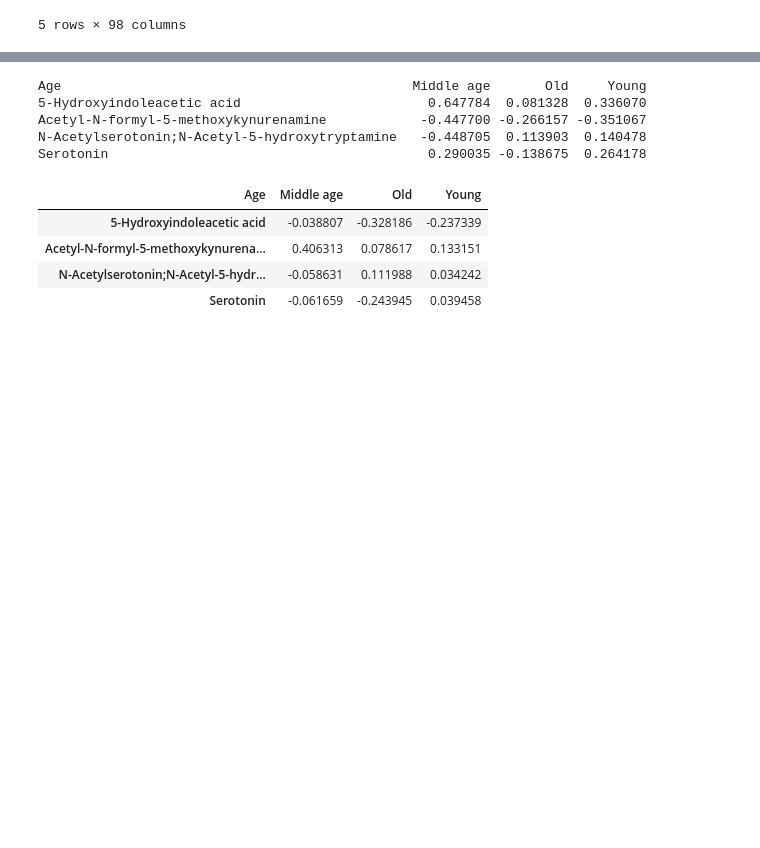
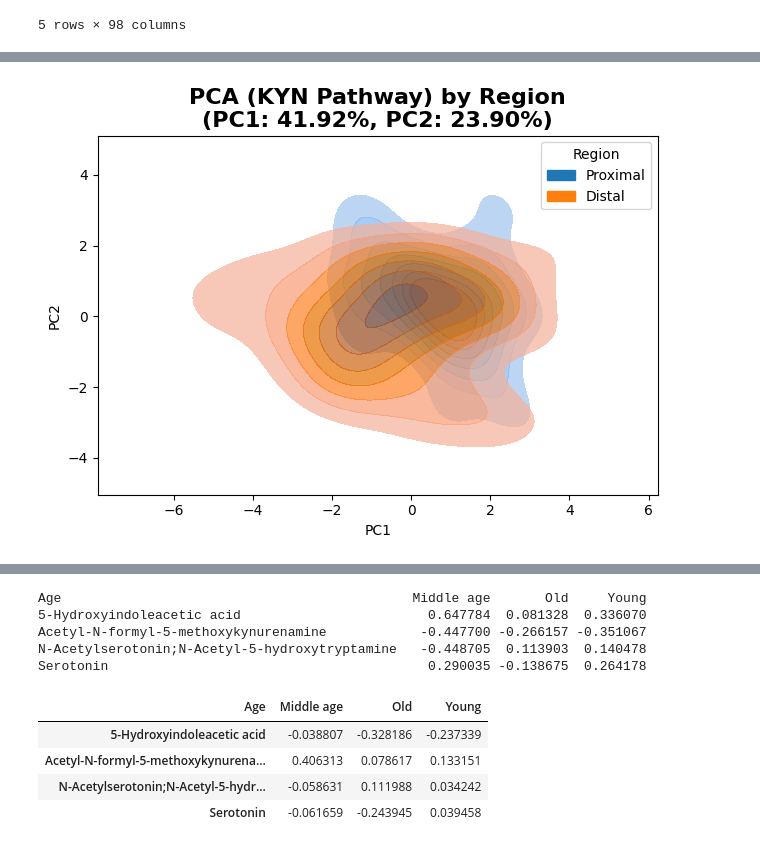
Before and after one commit to CadenBold/intestinal-omics, a Jupyter notebook: working.ipynb, the cells around one changed output, grey strips where cells are left out. Saved outputs shown, nothing was run; the diff lists cells and outputs as text; code cells hidden in the pictures; blank space fills up the shorter version.

```diff
--- a/working.ipynb
+++ b/working.ipynb
@@ -633,0 +685,17 @@ preprocessed_scaled.head()
+# %%
+
+pca_path_kyn = PCA(n_components=2, random_state=42).fit(path_samples_kyn)
+pca_df_kyn = pd.DataFrame(pca_path_kyn.transform(path_samples_kyn), index=path_samples_kyn.index, columns=["PC1","PC2"])
+
+pca_df_kyn = pd.concat([pca_df_kyn, meta_df], axis=1)
+pca_df_kyn = pca_df_kyn.dropna(subset=["PC1", "PC2"])
+
+
+ax = sns.kdeplot(data=pca_df_kyn, x='PC1', y='PC2', hue='Region',  fill = True, thresh = 0.1, levels = 8, alpha = 0.7, linewidths = 1)
+ax.set_title(f'PCA (KYN Pathway) by Region\n(PC1: {pca_path_kyn.explained_variance_ratio_[0]:.2%}, '
+             f'PC2: {pca_path_kyn.explained_variance_ratio_[1]:.2%})',
+             fontsize=16, weight='bold')
+plt.tight_layout()
+plt.show()
+# %% [output]
+[figure, added]
```
Also changed, not shown: parts of 10 cells of this notebook.
